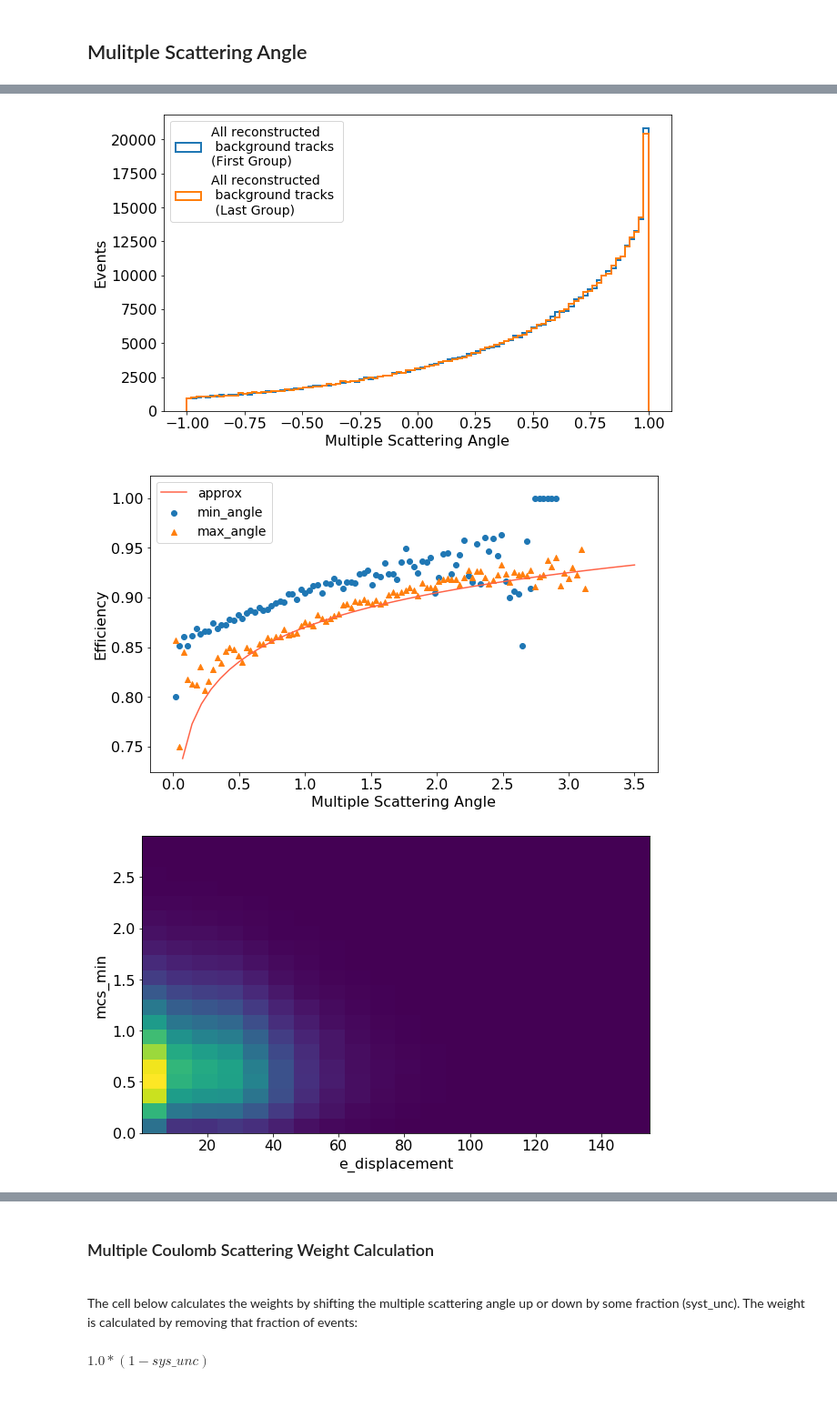
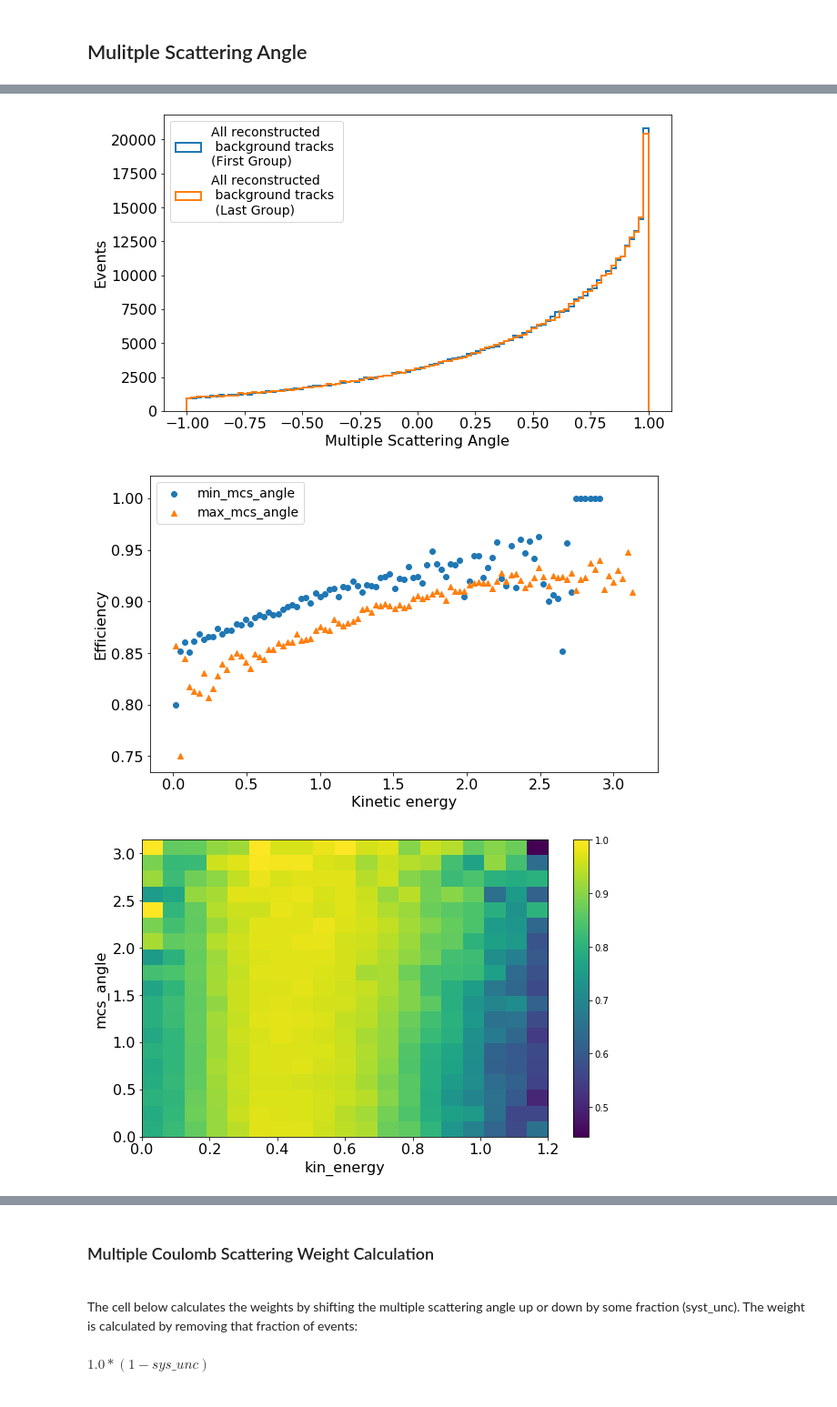
Before and after one commit to k-woodruff/bb2nu, a Jupyter notebook: bb2nu_signal_distribution.ipynb, the cells around one changed output, grey strips where cells are left out. Shown at 91% size. Drawn from its saved outputs; the diff is of its cells as text; code cells hidden in the pictures.

```diff
--- a/bb2nu_signal_distribution.ipynb
+++ b/bb2nu_signal_distribution.ipynb
@@ -257,7 +378,7 @@ Average Selected Grouped Uncertainty:0.021262819108624303
 
 
 
-df_particles_cut = df_particles[df_particles['reco_eblob2']*1000 > 355.55*(1-np.exp(-0.00133*df_particles['reco_energy']*1000))]
+df_particles_cut = df_particles[(df_particles['reco_eblob2']*1000 > 355.55*(1-np.exp(-0.00133*df_particles['reco_energy']*1000)))]
 # %%
 plt.figure(figsize=(10,6))
 
@@ -265,6 +386,10 @@ mcsbins = np.linspace(0,np.pi,100)
 mcscosbins = np.linspace(-1,1,100)
 
 mcs_bin_centers = (mcsbins[1:] + mcsbins[:-1])/2
+
+kinbins = np.linspace(0,2.5,100)
+
+kin_bin_centers = (kinbins[1:] + kinbins[:-1])/2
 
 # plt.hist(df_particles['mcs_angle'], bins=mcsbins, histtype='step', lw=2, label='All reconstructed\n background tracks');
 plt.hist(df_particles.groupby('event')['mcs_max'].first(), bins=mcsbins, histtype='step', lw=2, label='All reconstructed\n background tracks \n(max angle)');
@@ -294,46 +419,72 @@ plt.figure(figsize=(10,6))
 
 min_angle_hist_selected,_ = np.histogram(df_particles_cut.groupby('event')['mcs_min'].first(), bins=mcsbins);
 min_angle_hist,_ = np.histogram(df_particles.groupby('event')['mcs_min'].first(), bins=mcsbins);
 
 max_angle_hist_selected,_ = np.histogram(df_particles_cut.groupby('event')['mcs_max'].first(), bins=mcsbins);
 max_angle_hist,_ = np.histogram(df_particles.groupby('event')['mcs_max'].first(), bins=mcsbins);
 
+kin_min_energy_hist_selected,_ = np.histogram(df_particles_cut.groupby('event')['kin_min'].first(), bins=kinbins);
+kin_min_energy_hist,_ = np.histogram(df_particles.groupby('event')['kin_min'].first(), bins=kinbins);
+
+kin_max_energy_hist_selected,_ = np.histogram(df_particles_cut.groupby('event')['kin_max'].first(), bins=kinbins);
+kin_max_energy_hist,_ = np.histogram(df_particles.groupby('event')['kin_max'].first(), bins=kinbins);
+
 displ,_ = np.histogram(df_particles_selection.groupby('event')['e_displacement'].first(), bins=mcsbins)
 
 x = np.linspace(0,3.5,50)
 
-plt.scatter(mcs_bin_centers, min_angle_hist_selected/min_angle_hist, label = 'min_angle')
-plt.scatter(mcs_bin_centers, max_angle_hist_selected/max_angle_hist, marker = '^', label = 'max_angle')
-# plt.plot(x, 0.05*np.log(x)+ 0.87, color = 'tomato', label = 'approx')
+# plt.scatter(kin_bin_centers, kin_min_energy_hist_selected/kin_min_energy_hist, label = 'min_kin_energy')
+# plt.scatter(kin_bin_centers, kin_max_energy_hist_selected/kin_max_energy_hist, marker = '^', label = 'max_kin_energy')
+
+# plt.scatter(kin_bin_centers, kin_min_energy_hist, label = 'min_kin_energy')
+# plt.scatter(kin_bin_centers, kin_max_energy_hist, label = 'max_kin_energy')
+
+plt.scatter(mcs_bin_centers, min_angle_hist_selected/min_angle_hist, label = 'min_mcs_angle')
+plt.scatter(mcs_bin_centers, max_angle_hist_selected/max_angle_hist, marker = '^', label = 'max_mcs_angle')
+# plt.plot(x, .1*np.sqrt(x)+.77, color = 'tomato', label = 'approx')
 # .1*np.sqrt(x)+.77
+# 0.05*np.log(x)+ 0.87
 
 # cbar = plt.colorbar()
 # cbar.set_label("e_displacement")
 
-plt.xlabel(r'Multiple Scattering Angle', fontsize=16)
+plt.xlabel(r'Kinetic energy', fontsize=16)
 plt.ylabel('Efficiency', fontsize=16)
 plt.tick_params(which='major', axis='both', labelsize=16)
+
+# plt.ylim(0,1.25)
 
 plt.legend(loc='upper left', fontsize=14)
 
 
-plt.figure(figsize=(10,6))
+fig, ax = plt.subplots(figsize=(10,6))
 
-df_particles_cut2 = df_particles_selection[(df_particles_selection['e_displacement']<20)]
-obj1 = df_particles_selection['e_displacement'].fillna(0)
-obj2 = df_particles_selection['mcs_min'].fillna(0)
+xbins = np.linspace(0,1.2,20)
+ybins = np.linspace(0,3.14,20)
 
-plt.hist2d(obj1, obj2, bins = 20)
+obj1 = df_particles_cut.groupby('event')['kin_energy'].first()
+obj2 = df_particles_cut.groupby('event')['mcs_angle'].first()
+obj3 = df_particles.groupby('event')['kin_energy'].first()
+obj4 = df_particles.groupby('event')['mcs_angle'].first()
+
+h1, xedges, yedges = np.histogram2d(obj1, obj2, bins = [xbins,ybins])
+h2, xedges, yedges = np.histogram2d(obj3, obj4, bins = [xbins,ybins])
+
+h = h1/h2
+
+im = ax.pcolorfast(xedges, yedges, h.T)
+
+plt.colorbar(im)
 
 # plt.xlim(0,25)
-plt.xlabel(r'e_displacement', fontsize=16)
-plt.ylabel('mcs_min', fontsize=16)
+plt.xlabel(r'kin_energy', fontsize=16)
+plt.ylabel('mcs_angle', fontsize=16)
 plt.tick_params(which='major', axis='both', labelsize=16)
 # %% [output]
 [figure]
 [figure]
-[figure, old version]
+[figure, new version]
-[figure, old version]
+[figure, new version]
 # %%
 df_particles_cut2['reco_energy'].min()
 # %% [output]
```
Also changed, not shown: parts of 17 cells of this notebook.
